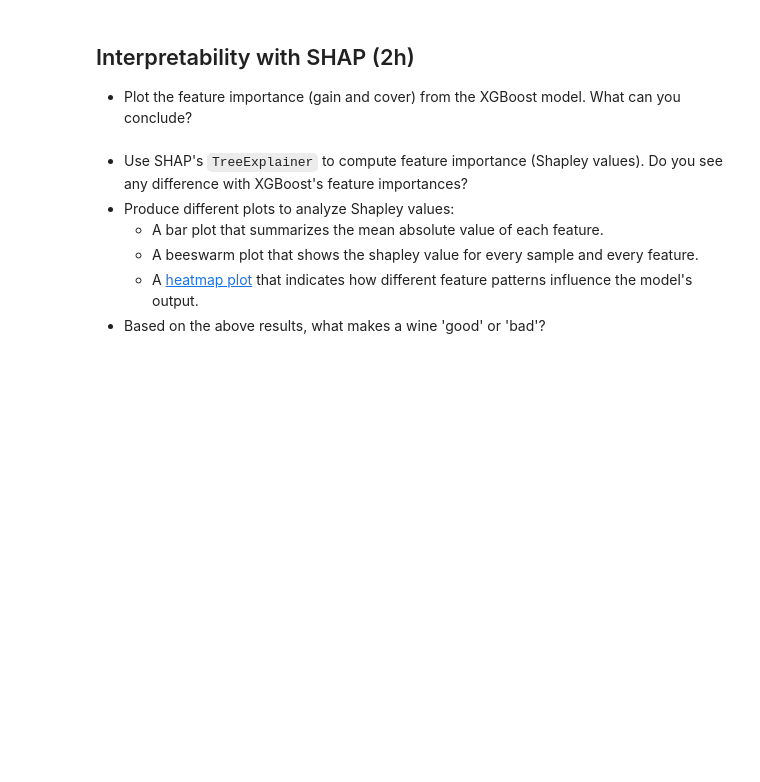
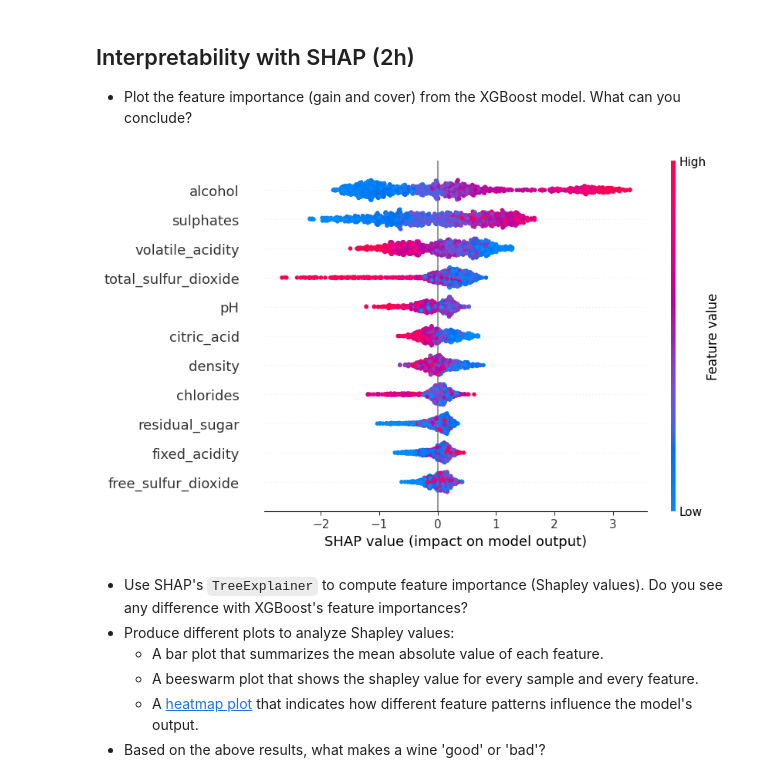
Before and after one commit to hei-isc-ml-stud/w4-isc-ml-GuilBess, a Jupyter notebook: week4-assignment.ipynb, the cells around one changed output. Cells and saved outputs as stored; diff of their text form; code cells hidden in the pictures; blank space fills up the shorter version.

```diff
--- a/week4-assignment.ipynb
+++ b/week4-assignment.ipynb
@@ -593,3 +773,11 @@ Let's first train a XGBClassifier model to distinguish between good and bad wine
+# %%
+# Complete this cell with your code
+explainer = shap.Explainer(gscv.best_estimator_, train.drop(["color", "qual"], axis=1))
+shap_values = explainer(train.drop(["color", "qual"], axis=1))
+# %%
+shap.plots.beeswarm(shap_values, max_display=11)
+# %% [output]
+[figure, added]
 # %% [markdown]
 - Use SHAP's `TreeExplainer` to compute feature importance (Shapley values). Do you see any difference with XGBoost's feature importances?
 - Produce different plots to analyze Shapley values:
```
Also changed, not shown: parts of 41 cells of this notebook, 1 other file.
